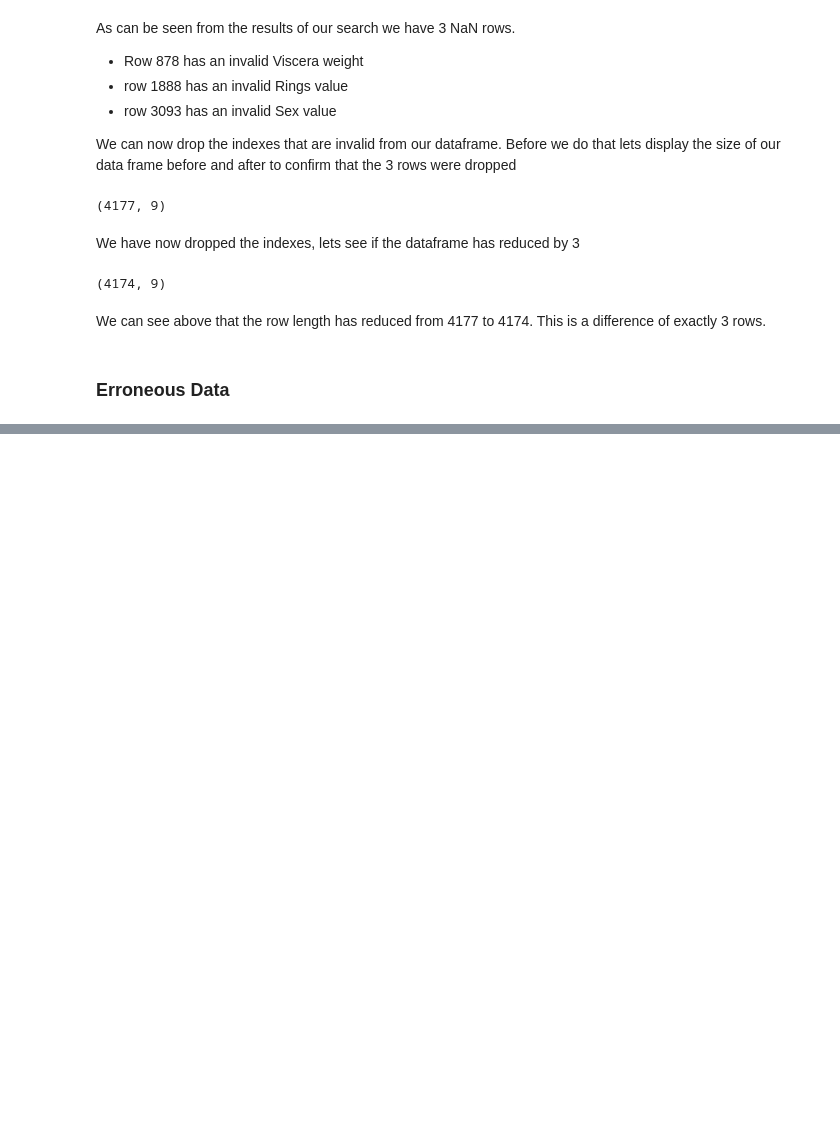
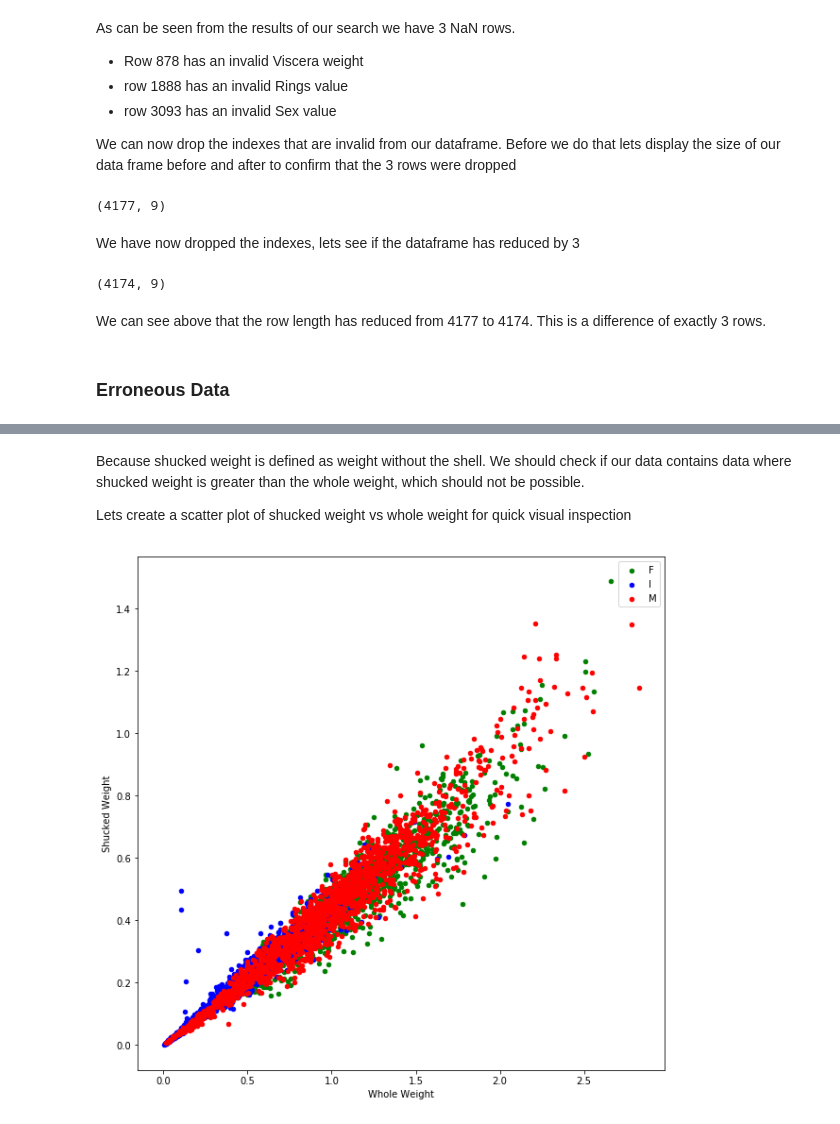
Before and after one commit to el-davo/msc-data-analytics-notebook, a Jupyter notebook: task1.ipynb, the cells around one changed output, grey strips where cells are left out. Cells and saved outputs as stored; diff of their text form; code cells hidden in the pictures; blank space fills up the shorter version.

Commit message:
Added plots

```diff
--- a/task1.ipynb
+++ b/task1.ipynb
@@ -91,3 +105,16 @@ df.head()
 | 2 | F | 0.530 | 0.420 | 0.135 | 0.6770 | 0.2565 | 0.1415 | 0.210 | ... |
 | 3 | M | 0.440 | 0.365 | 0.125 | 0.5160 | 0.2155 | 0.1140 | 0.155 | ... |
 | 4 | I | 0.330 | 0.255 | 0.080 | 0.2050 | 0.0895 | 0.0395 | 0.055 | ... |
+# %% [markdown]
+Because shucked weight is defined as weight without the shell. We should check if our data contains data where shucked weight is greater than the whole weight, which should not be possible.
+
+Lets create a scatter plot of shucked weight vs whole weight for quick visual inspection
+# %%
+whole_vs_shucked = df[['Sex', 'Whole Weight', 'Shucked Weight']]
+colors = {'M': 'red','F':'green', 'I': 'blue'}
+
+_, ax = plt.subplots()
+for key,group in whole_vs_shucked.groupby('Sex'):
+    group.plot.scatter(ax=ax, x='Whole Weight', y='Shucked Weight',  figsize=(10, 10), label=key, color = colors[key]);
+# %% [output]
+[figure, added]
```
Also changed, not shown: parts of 18 cells of this notebook.
